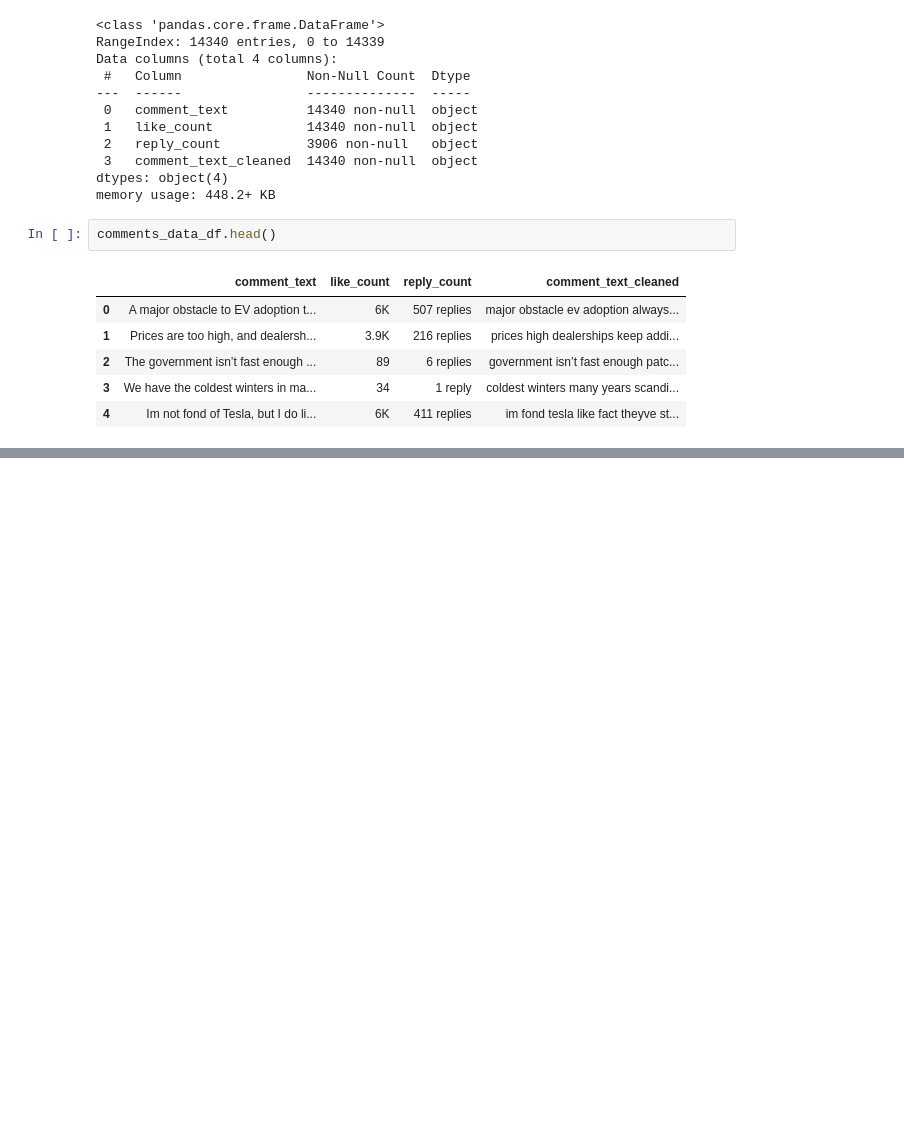
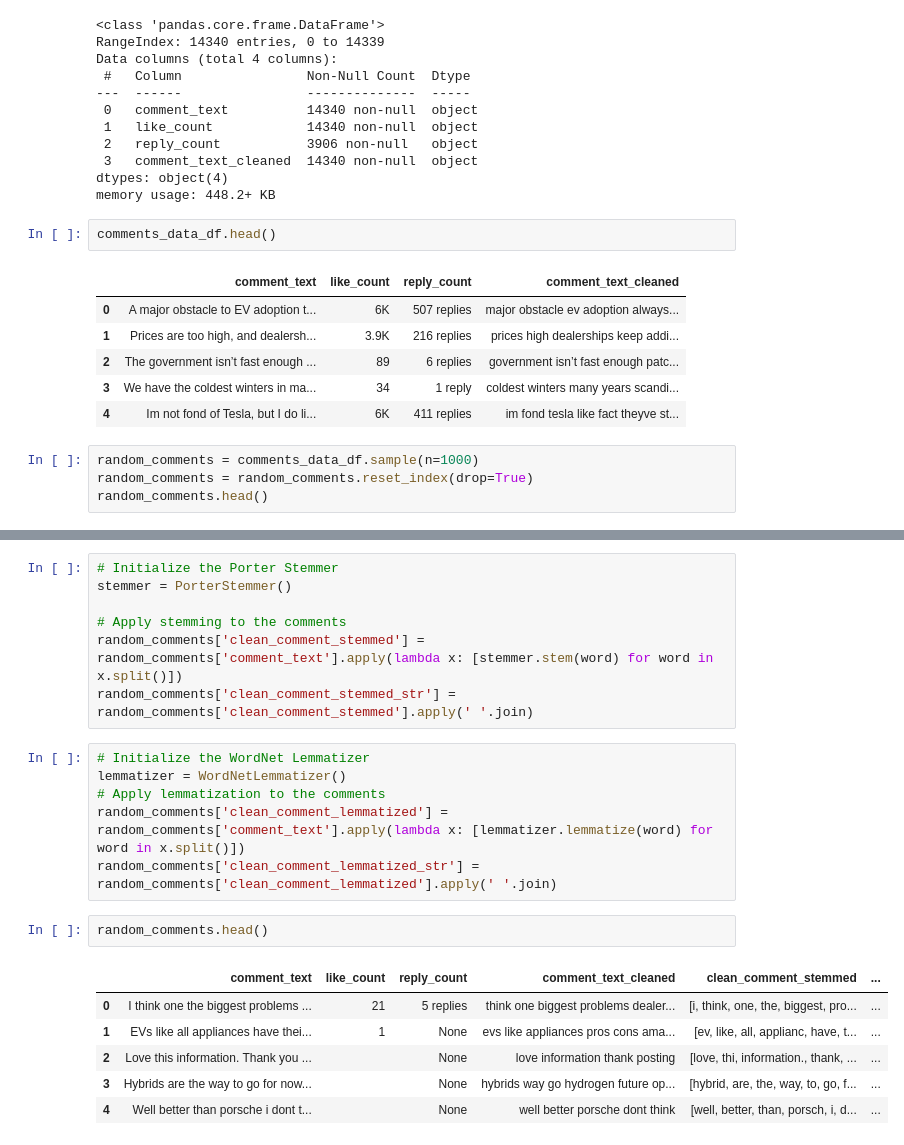
Before and after one commit to kkrusere/youTube-comments-Analyzer, a Jupyter notebook: YT_comments_sentiment_analysis.ipynb, the cells around one changed output, grey strips where cells are left out. Saved outputs shown, nothing was run; the diff lists cells and outputs as text; blank space fills up the shorter version.

```diff
--- a/YT_comments_sentiment_analysis.ipynb
+++ b/YT_comments_sentiment_analysis.ipynb
@@ -126,3 +146,7 @@ comments_data_df.head()
 | 2 | The government isn’t fast enough ... | 89 | 6 replies | government isn’t fast enough patc... |
 | 3 | We have the coldest winters in ma... | 34 | 1 reply | coldest winters many years scandi... |
 | 4 | Im not fond of Tesla, but I do li... | 6K | 411 replies | im fond tesla like fact theyve st... |
+# %%
+random_comments = comments_data_df.sample(n=1000)
+random_comments = random_comments.reset_index(drop=True)
+random_comments.head()
@@ -129,3 +160,25 @@ comments_data_df.head()
+# %%
+# Initialize the Porter Stemmer
+stemmer = PorterStemmer()
+
+# Apply stemming to the comments
+random_comments['clean_comment_stemmed'] = random_comments['comment_text'].apply(lambda x: [stemmer.stem(word) for word in x.split()])
+random_comments['clean_comment_stemmed_str'] = random_comments['clean_comment_stemmed'].apply(' '.join)
+# %%
+# Initialize the WordNet Lemmatizer
+lemmatizer = WordNetLemmatizer()
+# Apply lemmatization to the comments
+random_comments['clean_comment_lemmatized'] = random_comments['comment_text'].apply(lambda x: [lemmatizer.lemmatize(word) for word in x.split()])
+random_comments['clean_comment_lemmatized_str'] = random_comments['clean_comment_lemmatized'].apply(' '.join)
+# %%
+random_comments.head()
+# %% [output]
+|  | comment_text | like_count | reply_count | comment_text_cleaned | clean_comment_stemmed | ... |
+| 0 | I think one the biggest problems ... | 21 | 5 replies | think one biggest problems dealer... | [i, think, one, the, biggest, pro... | ... |
+| 1 | EVs like all appliances have thei... | 1 | None | evs like appliances pros cons ama... | [ev, like, all, applianc, have, t... | ... |
+| 2 | Love this information. Thank you ... |  | None | love information thank posting | [love, thi, information., thank, ... | ... |
+| 3 | Hybrids are the way to go for now... |  | None | hybrids way go hydrogen future op... | [hybrid, are, the, way, to, go, f... | ... |
+| 4 | Well better than porsche i dont t... |  | None | well better porsche dont think | [well, better, than, porsch, i, d... | ... |
 # %%
 !pip install kmodes
 # %% [output]
```
Also changed, not shown: parts of 15 cells of this notebook.
